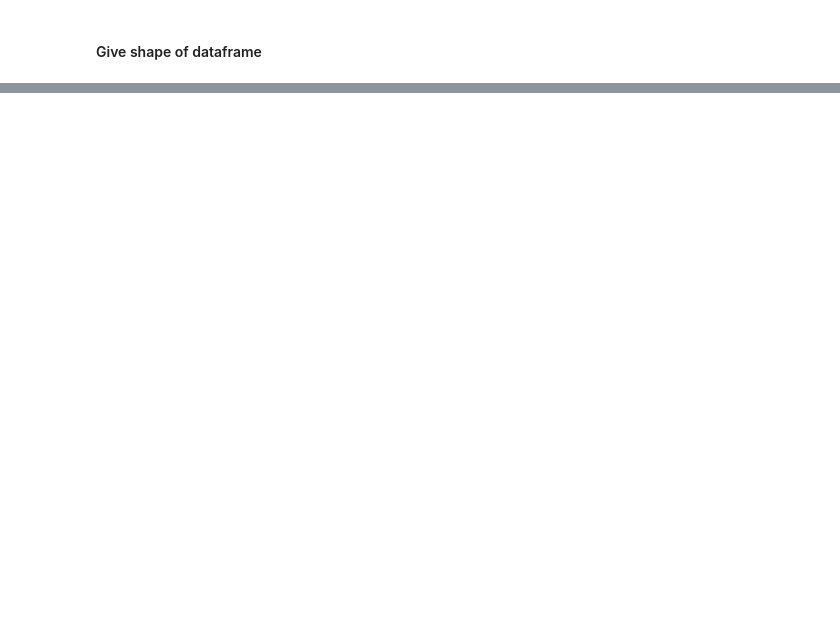
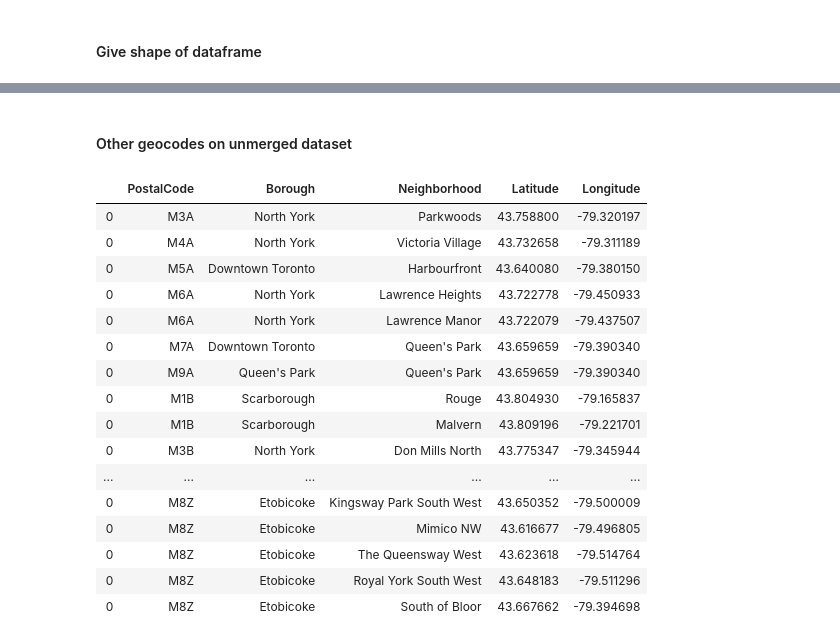
Before and after one commit to timjblake/IBM_DS_Capstone, a Jupyter notebook: IBM_DS_Capstone_1.ipynb, the cells around one changed output, grey strips where cells are left out. Drawn from its saved outputs; the diff is of its cells as text; code cells hidden in the pictures; blank space fills up the shorter version.

```diff
--- a/IBM_DS_Capstone_1.ipynb
+++ b/IBM_DS_Capstone_1.ipynb
@@ -97,0 +133,50 @@ Nhoods_df.shape
+# %% [markdown]
+#### Other geocodes on unmerged dataset
+# %%
+# Add latitude and longitude to unmerged dataset
+Nhoods_df['Latitude'] = 0
+Nhoods_df['Longitude'] = 0
+
+# initialize your variable to None
+#lat_lng_coords = None
+
+row_count = len(Nhoods_df.index)
+
+#for i in range (0,row_count):
+for i in range (0,row_count):
+
+    # Find coordinates
+    try:
+        address = Nhoods_df.iloc[i,2] + ', Toronto, Ontario'
+        geolocator = Nominatim(user_agent="ny_explorer")
+        location = geolocator.geocode(address)
+        latitude = location.latitude
+        longitude = location.longitude
+        #print('The geograpical coordinates are {}, {}.'.format(latitude, longitude))
+
+        Nhoods_df.iloc[i,3] = latitude
+        Nhoods_df.iloc[i,4] = longitude
+
+    except:
+        Nhoods_df.iloc[i,3] = tor_latitude
+        Nhoods_df.iloc[i,4] = tor_longitude
+
+Nhoods_df
+# %% [output]
+|  | PostalCode | Borough | Neighborhood | Latitude | Longitude |
+| 0 | M3A | North York | Parkwoods | 43.758800 | -79.320197 |
+| 0 | M4A | North York | Victoria Village | 43.732658 | -79.311189 |
+| 0 | M5A | Downtown Toronto | Harbourfront | 43.640080 | -79.380150 |
+| 0 | M6A | North York | Lawrence Heights | 43.722778 | -79.450933 |
+| 0 | M6A | North York | Lawrence Manor | 43.722079 | -79.437507 |
+| 0 | M7A | Downtown Toronto | Queen's Park | 43.659659 | -79.390340 |
+| 0 | M9A | Queen's Park | Queen's Park | 43.659659 | -79.390340 |
+| 0 | M1B | Scarborough | Rouge | 43.804930 | -79.165837 |
+| 0 | M1B | Scarborough | Malvern | 43.809196 | -79.221701 |
+| 0 | M3B | North York | Don Mills North | 43.775347 | -79.345944 |
+| ... | ... | ... | ... | ... | ... |
+| 0 | M8Z | Etobicoke | Kingsway Park South West | 43.650352 | -79.500009 |
+| 0 | M8Z | Etobicoke | Mimico NW | 43.616677 | -79.496805 |
+| 0 | M8Z | Etobicoke | The Queensway West | 43.623618 | -79.514764 |
+| 0 | M8Z | Etobicoke | Royal York South West | 43.648183 | -79.511296 |
+| 0 | M8Z | Etobicoke | South of Bloor | 43.667662 | -79.394698 |
```
Also changed, not shown: parts of 14 cells of this notebook.
